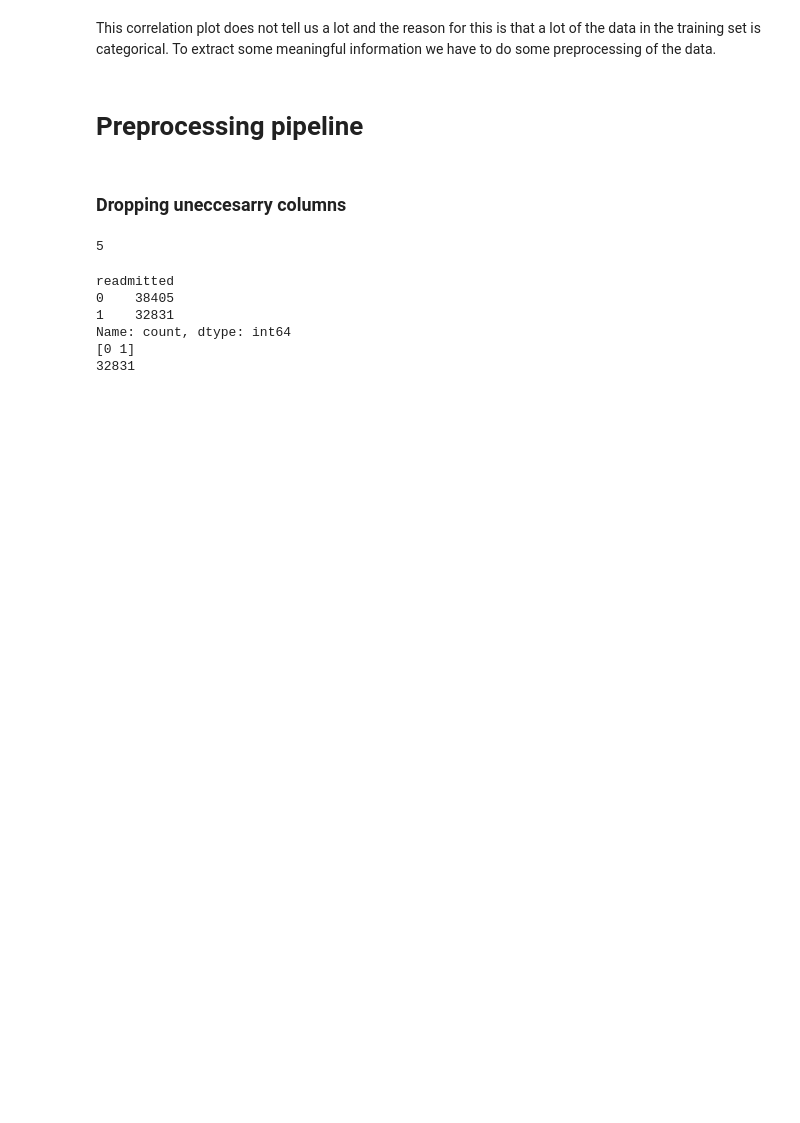
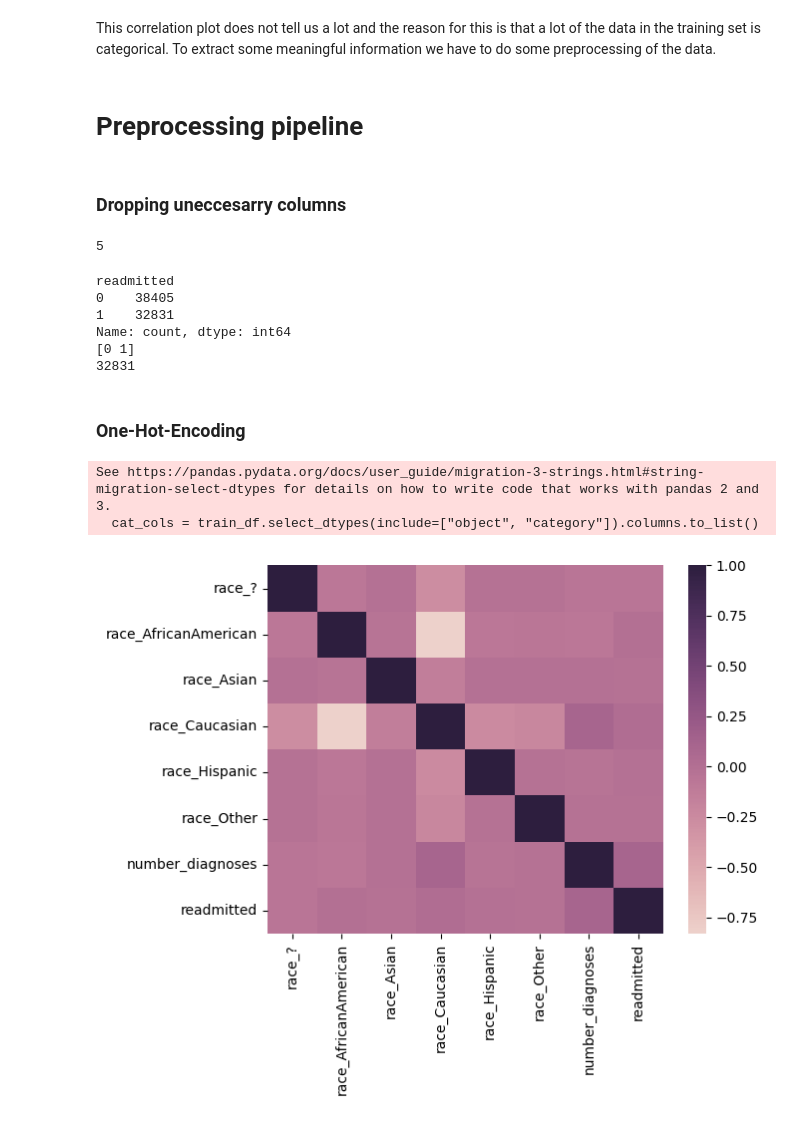
Before and after one commit to SebbeBlom/ml, a Jupyter notebook: src/main.ipynb, the cells around one changed output. Saved outputs shown, nothing was run; the diff lists cells and outputs as text; code cells hidden in the pictures; blank space fills up the shorter version.

Commit message:
correlation heatmap ethinicity

```diff
--- a/src/main.ipynb
+++ b/src/main.ipynb
@@ -228,3 +226,33 @@ readmitted
 Name: count, dtype: int64
 [0 1]
 32831
+# %% [markdown]
+### One-Hot-Encoding
+# %%
+from sklearn import preprocessing
+import pandas as pd
+import seaborn as sns
+import matplotlib.pyplot as plt
+
+enc = preprocessing.OneHotEncoder(handle_unknown="ignore", sparse_output=False)
+enc.set_output(transform="pandas")
+cat_cols = train_df.select_dtypes(include=["object", "category"]).columns.to_list()
+
+encoded = enc.fit_transform(train_df[cat_cols])
+
+full_df = pd.concat([encoded, train_df.select_dtypes(include="number")], axis=1)
+
+# Use one-hot encoded columns for categorical features instead of the original non-numeric columns.
+cols_of_interest = [c for c in full_df.columns if c.startswith("race_")]
+cols_of_interest.append("number_diagnoses")
+cols_of_interest.append("readmitted")
+
+corr = full_df[cols_of_interest].corr()
+
+plt.figure()
+sns.heatmap(corr, cmap=sns.cubehelix_palette(as_cmap=True))
+plt.show()
+# %% [output]
+See https://pandas.pydata.org/docs/user_guide/migration-3-strings.html#string-migration-select-dtypes for details on how to write code that works with pandas 2 and 3.
+  cat_cols = train_df.select_dtypes(include=["object", "category"]).columns.to_list()
+[figure, added]
```
Also changed, not shown: parts of 2 cells of this notebook.
